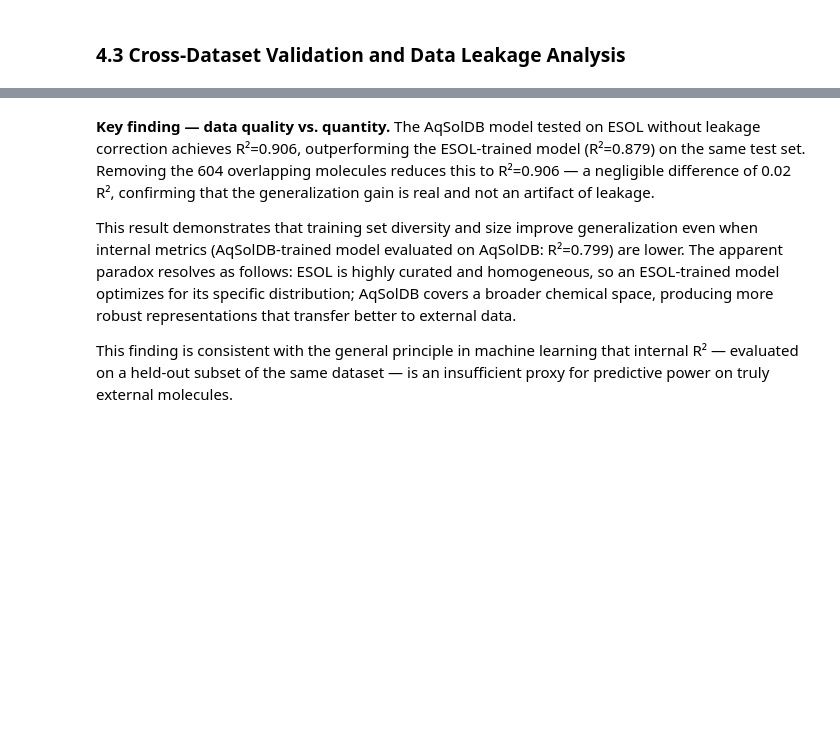
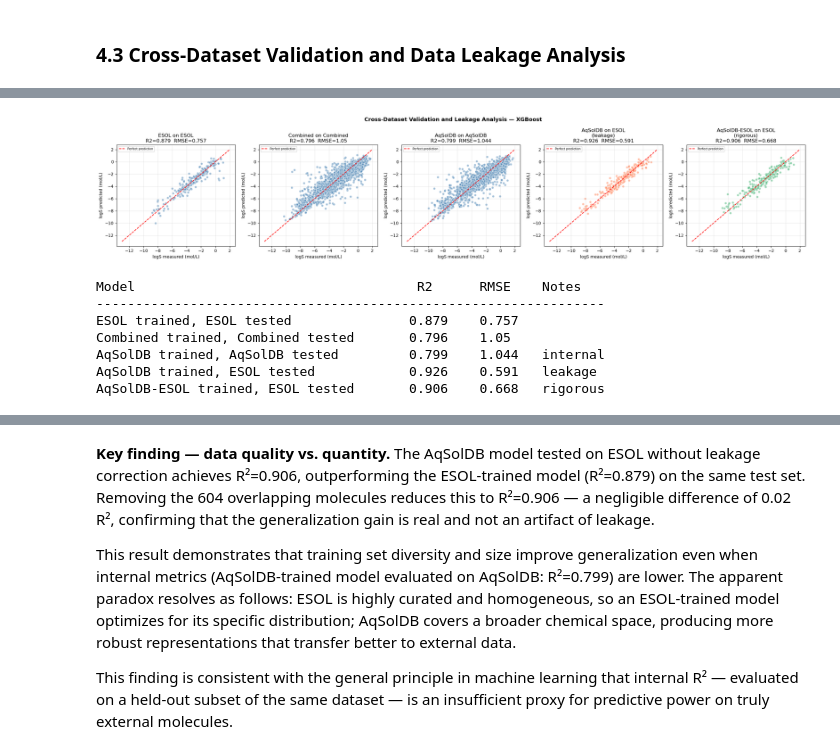
Before and after one commit to tub-aspique/cheminformatics, a Jupyter notebook: notebooks/01_esol_solubility_1.ipynb, the cells around one changed output, grey strips where cells are left out. Saved outputs shown, nothing was run; the diff lists cells and outputs as text; code cells hidden in the pictures; blank space fills up the shorter version.

```diff
--- a/notebooks/01_esol_solubility_1.ipynb
+++ b/notebooks/01_esol_solubility_1.ipynb
@@ -362,26 +624,46 @@ print("AqSolDB-ESOL trained, ESOL tested          ", round(r2_no_leakage, 3), "
 # %%
-# Comprehensive visualization
-fig, axes = plt.subplots(1, 4, figsize=(20, 5))
+# Comprehensive cross-dataset visualization (5 models)
+fig, axes = plt.subplots(1, 5, figsize=(24, 5))
 
-titles = ['ESOL on ESOL', 'AqSolDB on AqSolDB',
-          'AqSolDB on ESOL\n(leakage)', 'AqSolDB-ESOL on ESOL\n(rigorous)']
-y_trues  = [y_test_fp, y_te_aqsol, y_test_fp, y_test_fp]
-y_preds  = [y_pred_xgb, y_pred_aqsol, y_pred_aqsol_on_esol, y_pred_clean]
-r2s      = [r2_xgb, r2_aqsol, r2_external, r2_no_leakage]
-rmses    = [rmse_xgb, rmse_aqsol, rmse_external, rmse_no_leakage]
-colors   = ['steelblue', 'steelblue', 'coral', 'mediumseagreen']
+titles  = ['ESOL on ESOL', 'Combined on Combined', 'AqSolDB on AqSolDB',
+           'AqSolDB on ESOL\n(leakage)', 'AqSolDB-ESOL on ESOL\n(rigorous)']
+y_trues = [y_test_fp, y_test_combined, y_te_aqsol, y_test_fp, y_test_fp]
+y_preds = [y_pred_xgb, y_pred_combined, y_pred_aqsol,
+           y_pred_aqsol_on_esol, y_pred_clean]
+r2s     = [r2_xgb, r2_big, r2_aqsol, r2_external, r2_no_leakage]
+rmses   = [rmse_xgb, rmse_big, rmse_aqsol, rmse_external, rmse_no_leakage]
+colors  = ['steelblue', 'steelblue', 'steelblue', 'coral', 'mediumseagreen']
 
 for ax, y_true, y_pred, title, r2, rmse, color in zip(
         axes, y_trues, y_preds, titles, r2s, rmses, colors):
     ax.scatter(y_true, y_pred, alpha=0.5, color=color, edgecolors='white', s=30)
     ax.plot([-13, 2], [-13, 2], 'r--', linewidth=1.5, label='Perfect prediction')
     ax.set_xlabel('logS measured (mol/L)')
     ax.set_ylabel('logS predicted (mol/L)')
     ax.set_title(title + '\nR2=' + str(round(r2, 3)) + '  RMSE=' + str(round(rmse, 3)))
     ax.grid(True, alpha=0.3)
-    ax.legend(fontsize=8)
+    ax.legend(fontsize=7)
 
-plt.suptitle('Cross-Dataset Validation and Data Leakage Analysis — XGBoost',
+plt.suptitle('Cross-Dataset Validation and Leakage Analysis — XGBoost',
              fontsize=13, fontweight='bold')
 plt.tight_layout()
 plt.show()
+
+# Summary table
+print("")
+print("Model                                    R2      RMSE    Notes")
+print("-" * 65)
+print("ESOL trained, ESOL tested              ", round(r2_xgb, 3), "  ", round(rmse_xgb, 3))
+print("Combined trained, Combined tested      ", round(r2_big, 3), "  ", round(rmse_big, 3))
+print("AqSolDB trained, AqSolDB tested        ", round(r2_aqsol, 3), "  ", round(rmse_aqsol, 3), "  internal")
+print("AqSolDB trained, ESOL tested           ", round(r2_external, 3), "  ", round(rmse_external, 3), "  leakage")
+print("AqSolDB-ESOL trained, ESOL tested      ", round(r2_no_leakage, 3), "  ", round(rmse_no_leakage, 3), "  rigorous")
+# %% [output]
+[figure, added]
+Model                                    R2      RMSE    Notes
+-----------------------------------------------------------------
+ESOL trained, ESOL tested               0.879    0.757
+Combined trained, Combined tested       0.796    1.05
+AqSolDB trained, AqSolDB tested         0.799    1.044   internal
+AqSolDB trained, ESOL tested            0.926    0.591   leakage
+AqSolDB-ESOL trained, ESOL tested       0.906    0.668   rigorous
```
Also changed, not shown: parts of 21 cells of this notebook.
